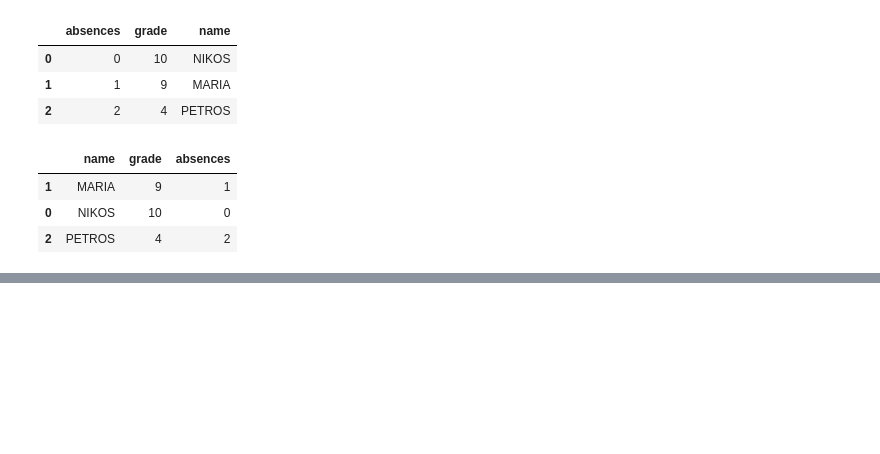
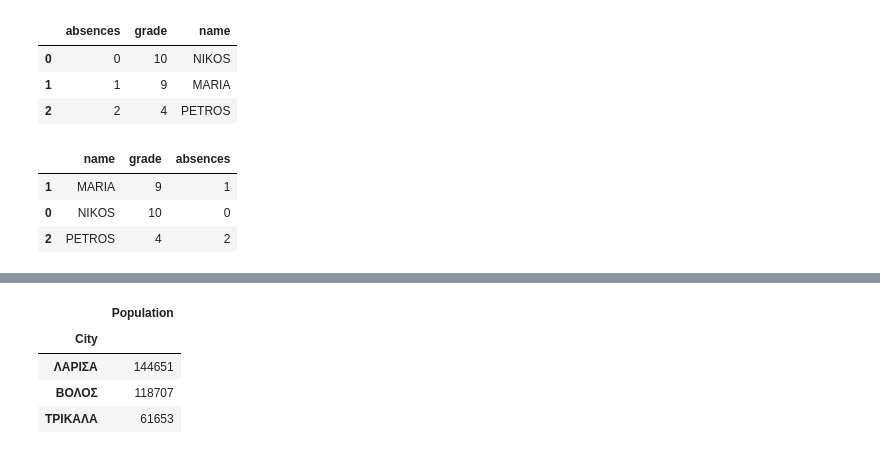
Before and after one commit to chgogos/dituoi_agp, a Jupyter notebook: pl/python/notebooks/pandas.ipynb, the cells around one changed output, grey strips where cells are left out. Cells and saved outputs as stored; diff of their text form; code cells hidden in the pictures; blank space fills up the shorter version.

```diff
--- a/pl/python/notebooks/pandas.ipynb
+++ b/pl/python/notebooks/pandas.ipynb
@@ -326,0 +391,8 @@ df_grades5.sort_values('name')
+# %%
+df.loc['ΘΕΣΣΑΛΙΑ']
+# %% [output]
+|  | Population |
+| City |  |
+| ΛΑΡΙΣΑ | 144651 |
+| ΒΟΛΟΣ | 118707 |
+| ΤΡΙΚΑΛΑ | 61653 |
```
Also changed, not shown: parts of 8 cells of this notebook, 4 other files.
